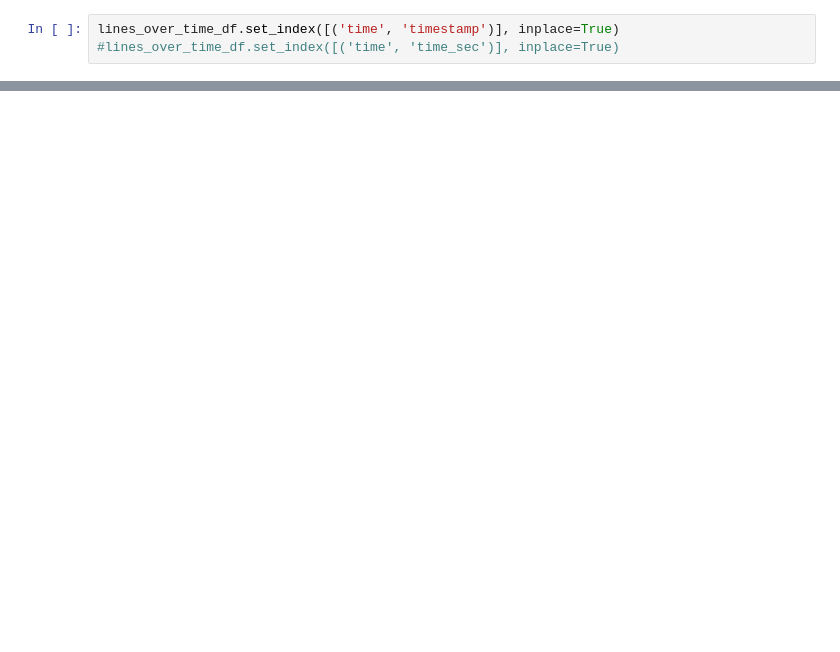
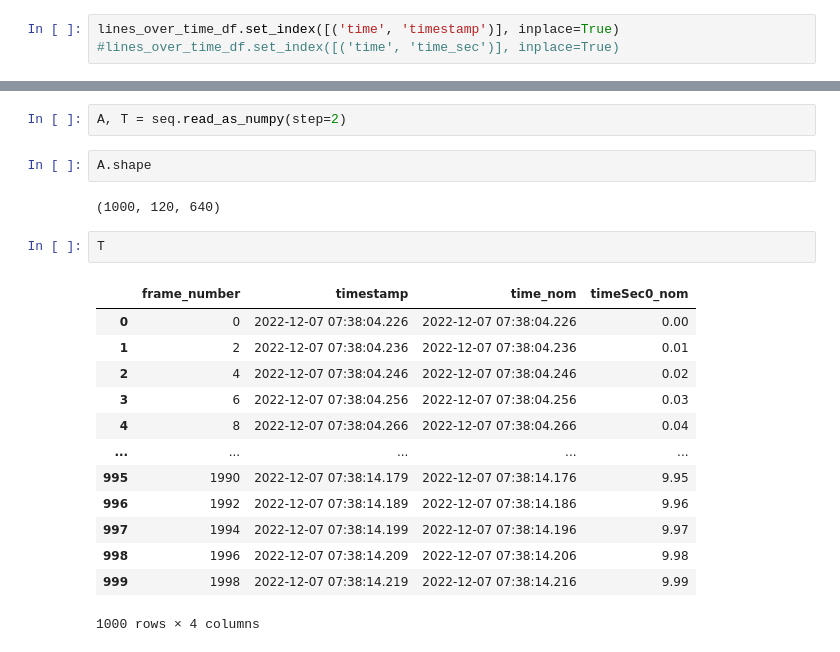
Before and after one commit to marthoch/SEQfileReader, a Jupyter notebook: example/SEQfileReader_example.ipynb, the cells around one changed output, grey strips where cells are left out. Saved outputs shown, nothing was run; the diff lists cells and outputs as text; blank space fills up the shorter version.

Commit message:
read_as_numpy: implemented start, stop, step; some cleanup

```diff
--- a/example/SEQfileReader_example.ipynb
+++ b/example/SEQfileReader_example.ipynb
@@ -122,3 +144,25 @@ ax.grid(True)
 fig
 # %% [output]
 [drawing not drawn]
+# %%
+A, T = seq.read_as_numpy(step=2)
+# %%
+A.shape
+# %% [output]
+(1000, 120, 640)
+# %%
+T
+# %% [output]
+|  | frame_number | timestamp | time_nom | timeSec0_nom |
+| 0 | 0 | 2022-12-07 07:38:04.226 | 2022-12-07 07:38:04.226 | 0.00 |
+| 1 | 2 | 2022-12-07 07:38:04.236 | 2022-12-07 07:38:04.236 | 0.01 |
+| 2 | 4 | 2022-12-07 07:38:04.246 | 2022-12-07 07:38:04.246 | 0.02 |
+| 3 | 6 | 2022-12-07 07:38:04.256 | 2022-12-07 07:38:04.256 | 0.03 |
+| 4 | 8 | 2022-12-07 07:38:04.266 | 2022-12-07 07:38:04.266 | 0.04 |
+| ... | ... | ... | ... | ... |
+| 995 | 1990 | 2022-12-07 07:38:14.179 | 2022-12-07 07:38:14.176 | 9.95 |
+| 996 | 1992 | 2022-12-07 07:38:14.189 | 2022-12-07 07:38:14.186 | 9.96 |
+| 997 | 1994 | 2022-12-07 07:38:14.199 | 2022-12-07 07:38:14.196 | 9.97 |
+| 998 | 1996 | 2022-12-07 07:38:14.209 | 2022-12-07 07:38:14.206 | 9.98 |
+| 999 | 1998 | 2022-12-07 07:38:14.219 | 2022-12-07 07:38:14.216 | 9.99 |
+1000 rows × 4 columns
```
Also changed, not shown: parts of 2 cells of this notebook, 1 other file.
